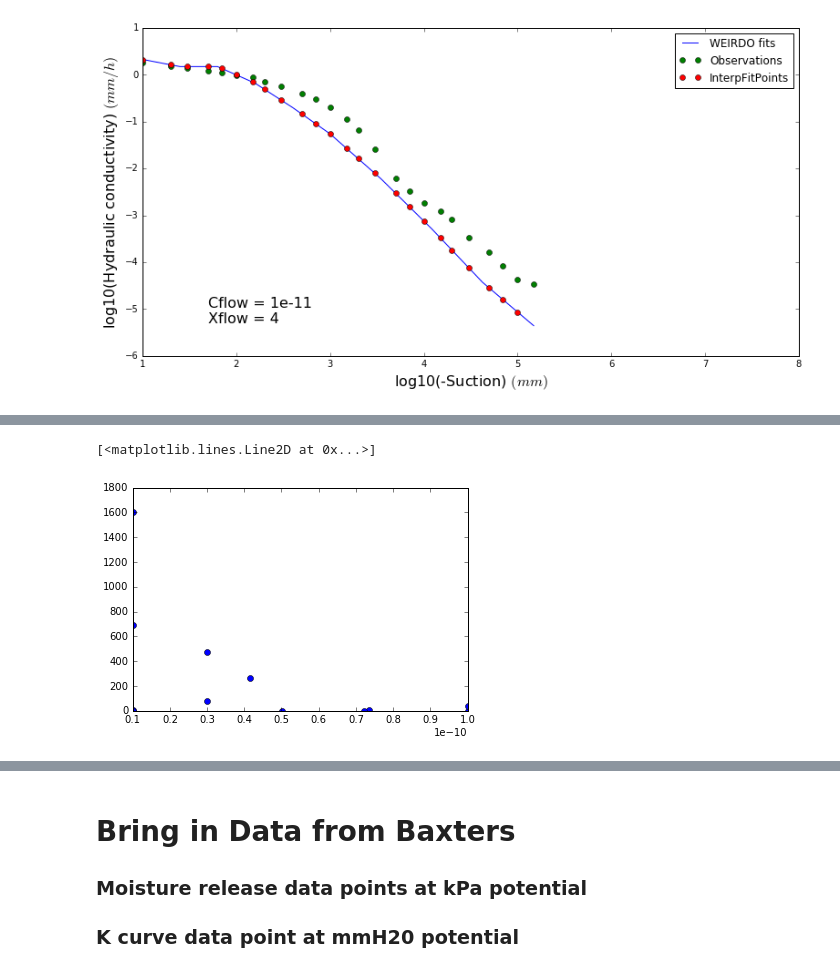
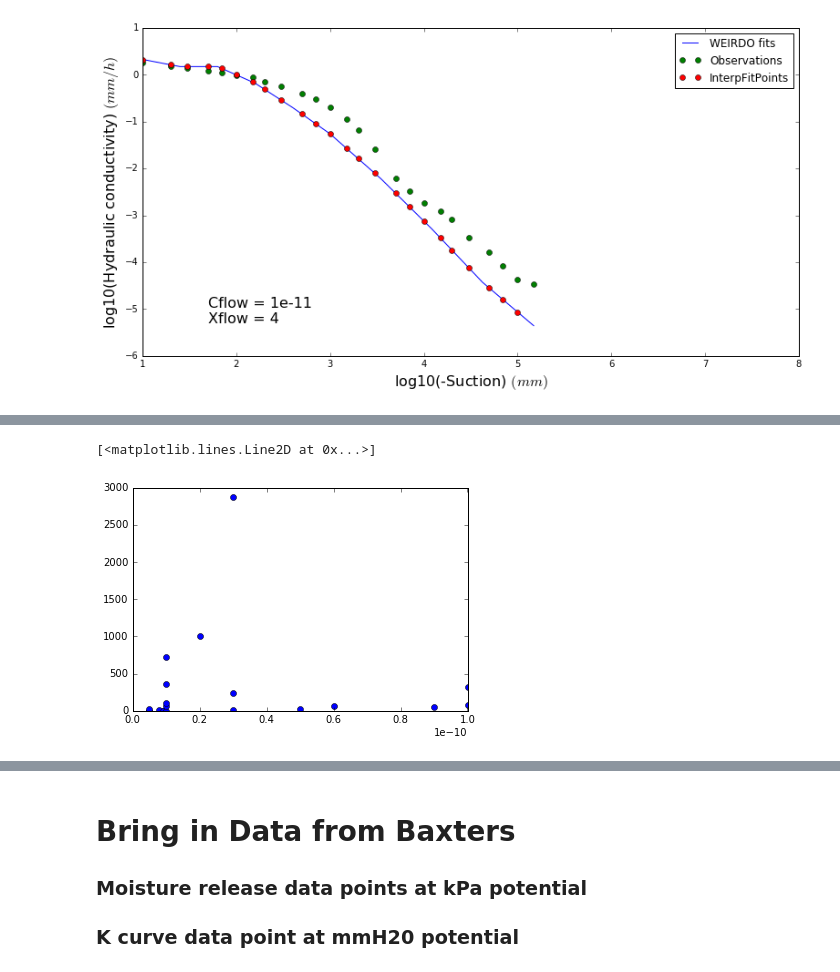
Before and after one commit to PlantandFoodResearch/MultiPoreWater, a Jupyter notebook: KParamFit.ipynb, the cells around one changed output, grey strips where cells are left out. Drawn from its saved outputs; the diff is of its cells as text; code cells hidden in the pictures.

```diff
--- a/KParamFit.ipynb
+++ b/KParamFit.ipynb
@@ -142,3 +106,0 @@ def LowerDia(x):
-# %%
-# LowerDiameter units = um
-FullData.ix[:,'LowerDiameter'] = [LowerDia(x) for x in range(FullData.index.size)]
@@ -147,3 +106,0 @@ FullData.ix[:,'LowerDiameter'] = [LowerDia(x) for x in range(FullData.index.size
-# %%
-# PoreRadius units = um
-FullData.ix[:,'PoreRadius'] = np.add(FullData.ix[:,'UpperDiameter'],FullData.ix[:,'LowerDiameter'])/4
@@ -152,3 +106,0 @@ FullData.ix[:,'PoreRadius'] = np.add(FullData.ix[:,'UpperDiameter'],FullData.ix[
-# %%
-# Area units = um2
-FullData.ix[:,'Area'] = np.pi * np.power(FullData.ix[:,'PoreRadius'],2)
@@ -369,7 +172,7 @@ GraphData = FullData.set_index('code')
 SoilList = GraphData.index.drop_duplicates().values
 # %%
 Fits = pd.DataFrame(index = map(str,SoilList),
-                    columns = ['SAT','DUL','LL','psibub','Cflow','Xflow','Ksat','kFC'])
+                    columns = ['SAT','DUL','LL','psibub','Cflow','Xflow','kSat','kFC'])
 # %% [markdown]
 ### Make dataframe with soil properties for full set points
 # %%
@@ -908,8 +749,8 @@ ax2.bar(left = np.add(0.5,range(Fits.index.size)),height = Fits.Xflow, width = 0
 # %%
-plt.plot(Fits.Cflow,PropsDataFull.k_sat,'o')
+plt.plot(Fits.Cflow,Fits.kSat/Fits.MacroPorosity,'o')
 # %% [output]
 [<matplotlib.lines.Line2D at 0x...>]
-[figure, old version]
+[figure, new version]
 # %%
 plt.plot(Fits.Xflow,PropsDataFull.k_sat,'o')
 # %% [output]
```
Also changed, not shown: parts of 56 cells of this notebook, 3 other files.
